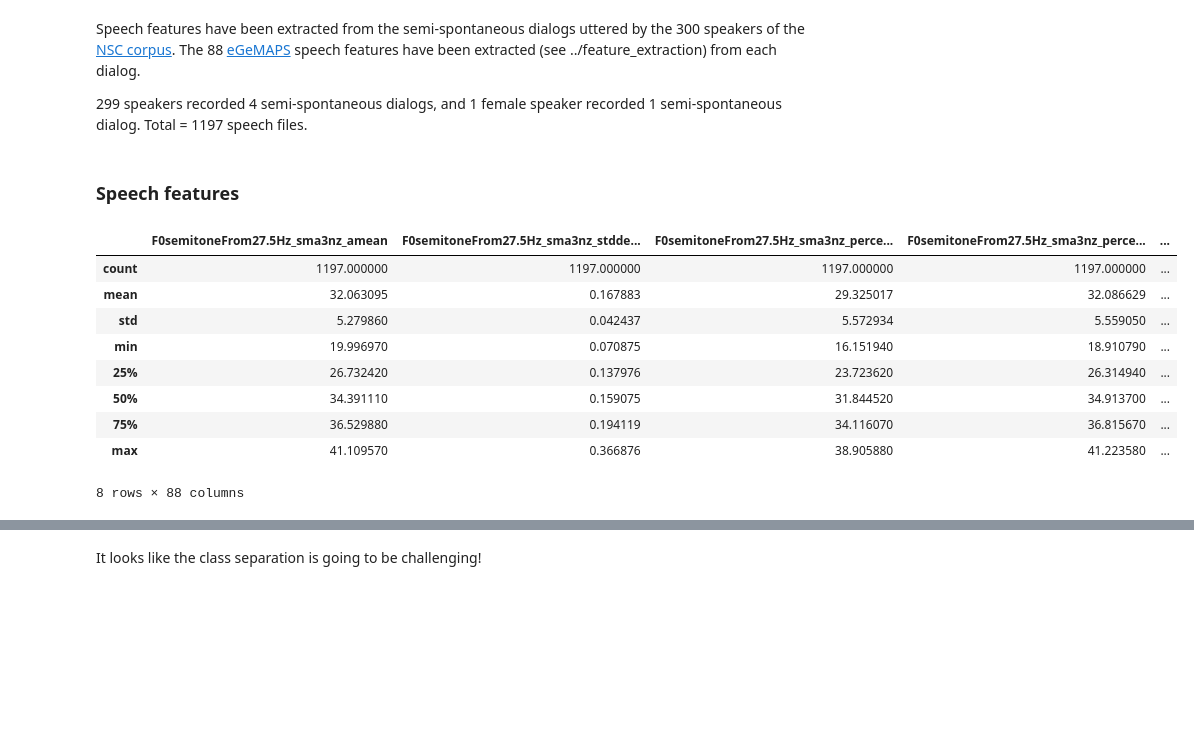
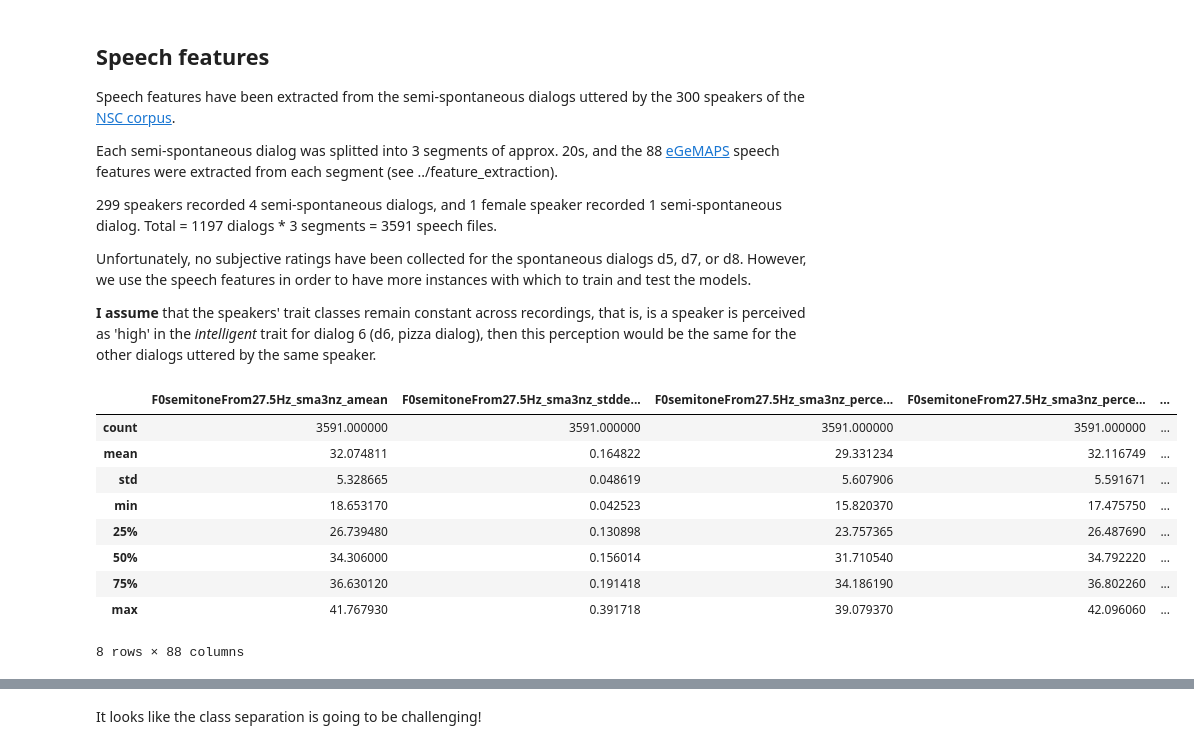
Before and after one commit to laufergall/ML_Speaker_Characteristics, a Jupyter notebook: classification/02_evaluating_classification.ipynb, the cells around one changed output, grey strips where cells are left out. Cells and saved outputs as stored; diff of their text form; code cells hidden in the pictures; blank space fills up the shorter version.

```diff
--- a/classification/02_evaluating_classification.ipynb
+++ b/classification/02_evaluating_classification.ipynb
@@ -58,29 +119,34 @@ ratings_class.iloc[:,0:2] = ratings_means.iloc[:,0:2]
 # %% [markdown]
-Speech features have been extracted from the semi-spontaneous dialogs uttered by the 300 speakers of the [NSC corpus](http://www.qu.tu-berlin.de/?id=nsc-corpus). The 88 [eGeMAPS](http://ieeexplore.ieee.org/document/7160715/) speech features have been extracted (see ../feature_extraction) from each dialog.
+## Speech features
 
-299 speakers recorded 4 semi-spontaneous dialogs, and 1 female speaker recorded 1 semi-spontaneous dialog. Total = 1197 speech files.
+Speech features have been extracted from the semi-spontaneous dialogs uttered by the 300 speakers of the [NSC corpus](http://www.qu.tu-berlin.de/?id=nsc-corpus).
+
+Each semi-spontaneous dialog was splitted into 3 segments of approx. 20s, and the 88 [eGeMAPS](http://ieeexplore.ieee.org/document/7160715/) speech features were extracted from each segment (see ../feature_extraction).
+
+299 speakers recorded 4 semi-spontaneous dialogs, and 1 female speaker recorded 1 semi-spontaneous dialog. Total = 1197 dialogs * 3 segments = 3591 speech files.
+
+Unfortunately, no subjective ratings have been collected for the spontaneous dialogs d5, d7, or d8. However, we use the speech features in order to have more instances with which to train and test the models.
+
+**I assume** that the speakers' trait classes remain constant across recordings, that is, is a speaker is perceived as 'high' in the _intelligent_ trait for dialog 6 (d6, pizza dialog), then this perception would be the same for the other dialogs uttered by the same speaker.
-# %% [markdown]
-### Speech features
 # %%
 # load speech features
 
 path = "https://raw.githubusercontent.com/laufergall/ML_Speaker_Characteristics/master/data/extracted_features/"
 
-# load subjective questionnaire items and their translations
-url = path + "/eGeMAPSv01a_NSC_semispontaneous.csv"
+url = path + "/eGeMAPSv01a_semispontaneous_splitted.csv"
 s = requests.get(url).content
-feats =pd.read_csv(io.StringIO(s.decode('utf-8')), sep = ';')
+feats =pd.read_csv(io.StringIO(s.decode('utf-8')), sep = ';') # shape: 3591, 89
 
 feats.describe()
 # %% [output]
 |  | F0semitoneFrom27.5Hz_sma3nz_amean | F0semitoneFrom27.5Hz_sma3nz_stdde... | F0semitoneFrom27.5Hz_sma3nz_perce... | F0semitoneFrom27.5Hz_sma3nz_perce... | ... |
-| count | 1197.000000 | 1197.000000 | 1197.000000 | 1197.000000 | ... |
-| mean | 32.063095 | 0.167883 | 29.325017 | 32.086629 | ... |
-| std | 5.279860 | 0.042437 | 5.572934 | 5.559050 | ... |
-| min | 19.996970 | 0.070875 | 16.151940 | 18.910790 | ... |
-| 25% | 26.732420 | 0.137976 | 23.723620 | 26.314940 | ... |
-| 50% | 34.391110 | 0.159075 | 31.844520 | 34.913700 | ... |
-| 75% | 36.529880 | 0.194119 | 34.116070 | 36.815670 | ... |
-| max | 41.109570 | 0.366876 | 38.905880 | 41.223580 | ... |
+| count | 3591.000000 | 3591.000000 | 3591.000000 | 3591.000000 | ... |
+| mean | 32.074811 | 0.164822 | 29.331234 | 32.116749 | ... |
+| std | 5.328665 | 0.048619 | 5.607906 | 5.591671 | ... |
+| min | 18.653170 | 0.042523 | 15.820370 | 17.475750 | ... |
+| 25% | 26.739480 | 0.130898 | 23.757365 | 26.487690 | ... |
+| 50% | 34.306000 | 0.156014 | 31.710540 | 34.792220 | ... |
+| 75% | 36.630120 | 0.191418 | 34.186190 | 36.802260 | ... |
+| max | 41.767930 | 0.391718 | 39.079370 | 42.096060 | ... |
 8 rows × 88 columns
 # %% [markdown]
```
Also changed, not shown: parts of 41 cells of this notebook.
